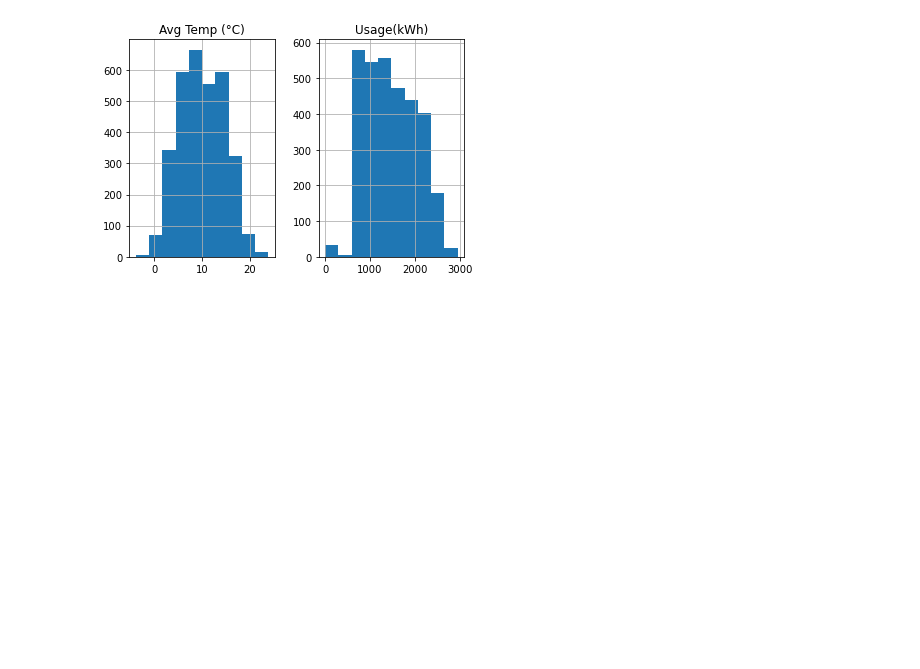
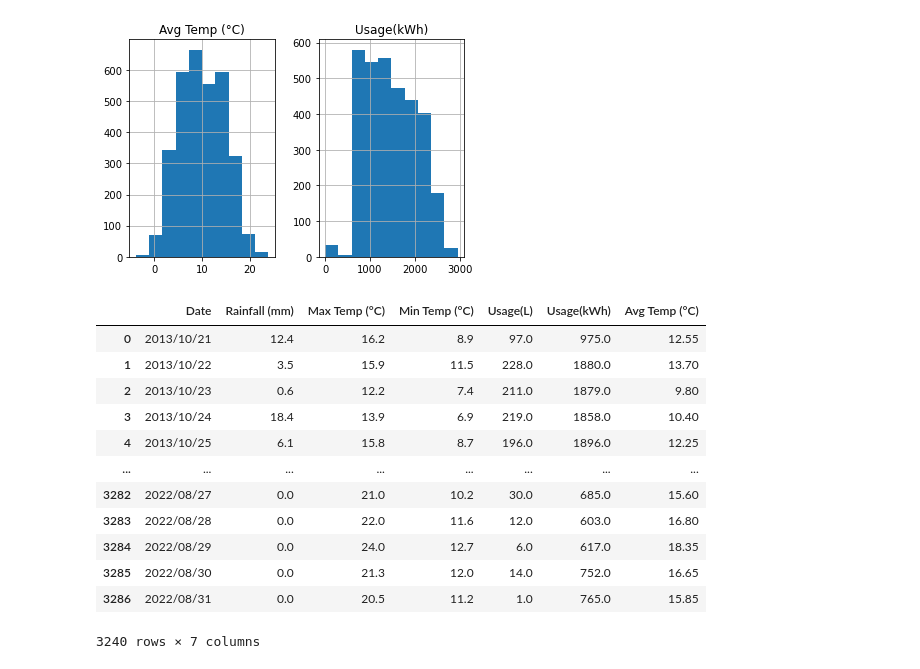
Before and after one commit to arnas-mag/3rd_Year_Project, a Jupyter notebook: written_documents/Water_and_Power_Prediction.ipynb, the cells around one changed output. Drawn from its saved outputs; the diff is of its cells as text; code cells hidden in the pictures; blank space fills up the shorter version.

```diff
--- a/written_documents/Water_and_Power_Prediction.ipynb
+++ b/written_documents/Water_and_Power_Prediction.ipynb
@@ -135,3 +135,20 @@ alldata.hist(column=['Avg Temp (°C)', 'Usage(kWh)'])
 array([[<AxesSubplot:title={'center':'Avg Temp (°C)'}>,
         <AxesSubplot:title={'center':'Usage(kWh)'}>]], dtype=object)
 [figure]
+# %%
+# Checking the amount of rows after data is cleaned
+alldata
+# %% [output]
+|  | Date | Rainfall (mm) | Max Temp (°C) | Min Temp (°C) | Usage(L) | Usage(kWh) | Avg Temp (°C) |
+| 0 | 2013/10/21 | 12.4 | 16.2 | 8.9 | 97.0 | 975.0 | 12.55 |
+| 1 | 2013/10/22 | 3.5 | 15.9 | 11.5 | 228.0 | 1880.0 | 13.70 |
+| 2 | 2013/10/23 | 0.6 | 12.2 | 7.4 | 211.0 | 1879.0 | 9.80 |
+| 3 | 2013/10/24 | 18.4 | 13.9 | 6.9 | 219.0 | 1858.0 | 10.40 |
+| 4 | 2013/10/25 | 6.1 | 15.8 | 8.7 | 196.0 | 1896.0 | 12.25 |
+| ... | ... | ... | ... | ... | ... | ... | ... |
+| 3282 | 2022/08/27 | 0.0 | 21.0 | 10.2 | 30.0 | 685.0 | 15.60 |
+| 3283 | 2022/08/28 | 0.0 | 22.0 | 11.6 | 12.0 | 603.0 | 16.80 |
+| 3284 | 2022/08/29 | 0.0 | 24.0 | 12.7 | 6.0 | 617.0 | 18.35 |
+| 3285 | 2022/08/30 | 0.0 | 21.3 | 12.0 | 14.0 | 752.0 | 16.65 |
+| 3286 | 2022/08/31 | 0.0 | 20.5 | 11.2 | 1.0 | 765.0 | 15.85 |
+3240 rows × 7 columns
```
Also changed, not shown: parts of 6 cells of this notebook.
